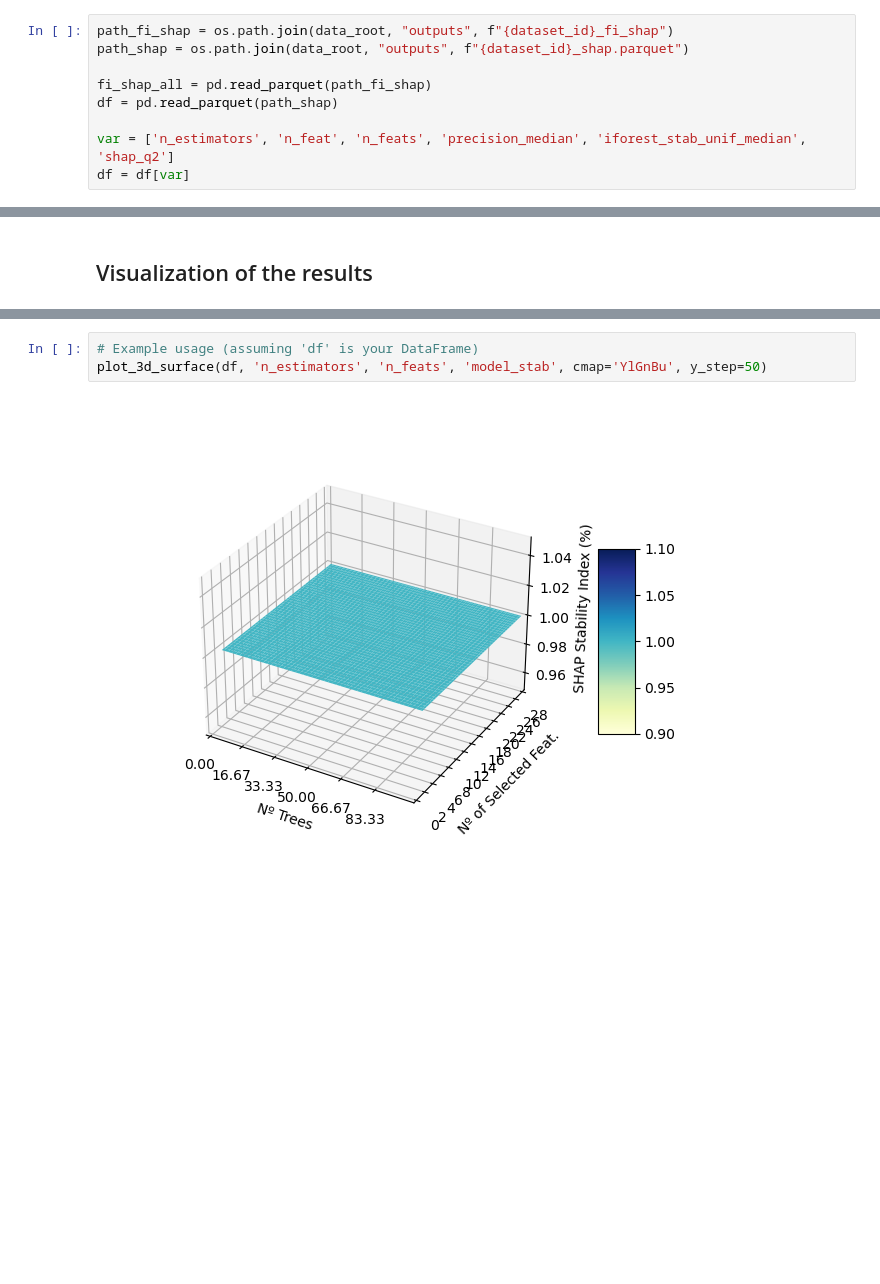
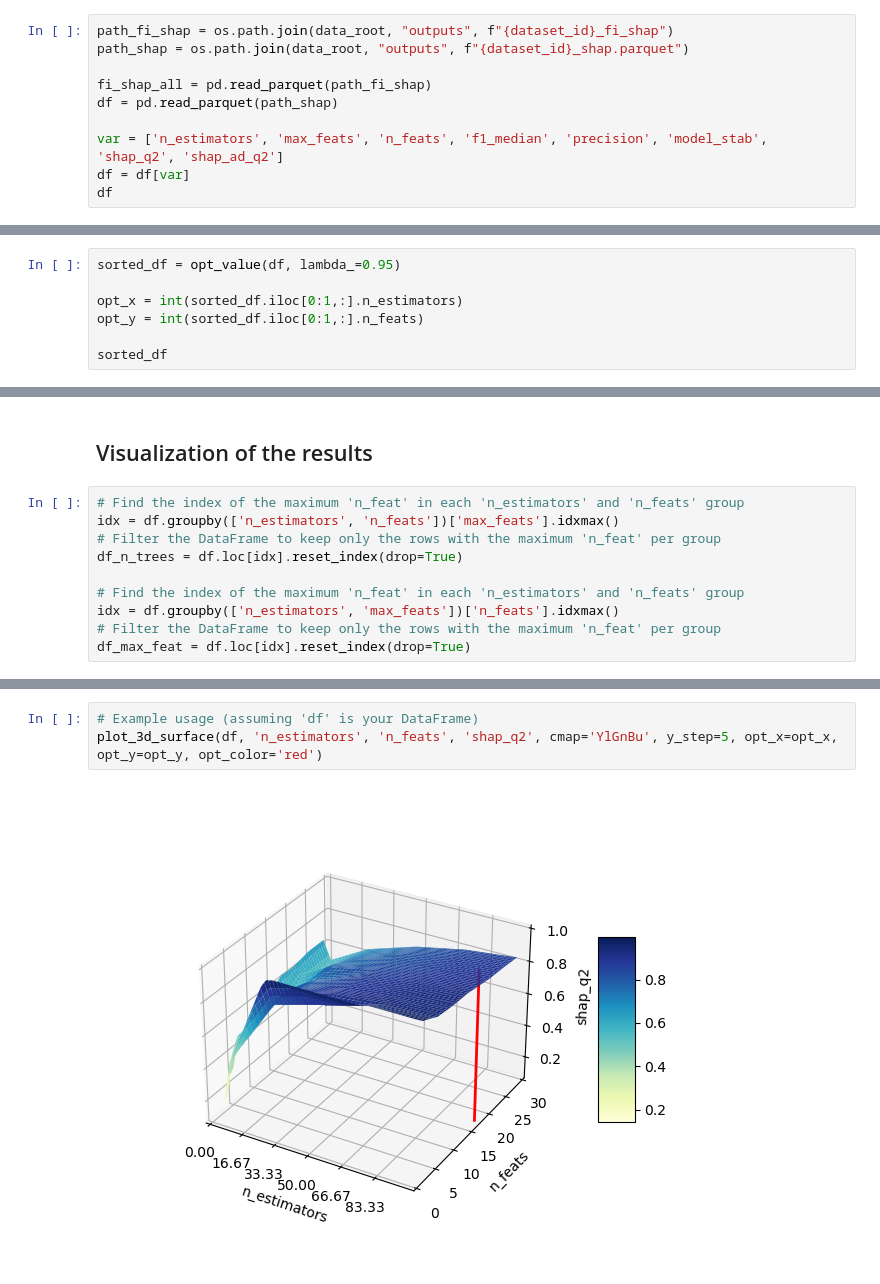
Before and after one commit to edo1691/ad_shap_stability, a Jupyter notebook: notebooks/01_03_02_results.ipynb, the cells around one changed output, grey strips where cells are left out. Saved outputs shown, nothing was run; the diff lists cells and outputs as text; blank space fills up the shorter version.

```diff
--- a/notebooks/01_03_02_results.ipynb
+++ b/notebooks/01_03_02_results.ipynb
@@ -92,5 +93,6 @@ path_shap = os.path.join(data_root, "outputs", f"{dataset_id}_shap.parquet")
 fi_shap_all = pd.read_parquet(path_fi_shap)
 df = pd.read_parquet(path_shap)
 
-var = ['n_estimators', 'n_feat', 'n_feats', 'precision_median', 'iforest_stab_unif_median', 'shap_q2']
+var = ['n_estimators', 'max_feats', 'n_feats', 'f1_median', 'precision', 'model_stab', 'shap_q2', 'shap_ad_q2']
 df = df[var]
+df
@@ -108,0 +131,7 @@ df = df_n_trees.copy()
+# %%
+sorted_df = opt_value(df, lambda_=0.95)
+
+opt_x = int(sorted_df.iloc[0:1,:].n_estimators)
+opt_y = int(sorted_df.iloc[0:1,:].n_feats)
+
+sorted_df
@@ -109,2 +152,12 @@ df = df_n_trees.copy()
 # %% [markdown]
 ## Visualization of the results
+# %%
+# Find the index of the maximum 'n_feat' in each 'n_estimators' and 'n_feats' group
+idx = df.groupby(['n_estimators', 'n_feats'])['max_feats'].idxmax()
+# Filter the DataFrame to keep only the rows with the maximum 'n_feat' per group
+df_n_trees = df.loc[idx].reset_index(drop=True)
+
+# Find the index of the maximum 'n_feat' in each 'n_estimators' and 'n_feats' group
+idx = df.groupby(['n_estimators', 'max_feats'])['n_feats'].idxmax()
+# Filter the DataFrame to keep only the rows with the maximum 'n_feat' per group
+df_max_feat = df.loc[idx].reset_index(drop=True)
@@ -121,5 +171,5 @@ plot_3d_surface(df, 'n_estimators', 'n_feats', 'shap_q2', cmap='YlGnBu', y_step=
 # %%
 # Example usage (assuming 'df' is your DataFrame)
-plot_3d_surface(df, 'n_estimators', 'n_feats', 'model_stab', cmap='YlGnBu', y_step=50)
+plot_3d_surface(df, 'n_estimators', 'n_feats', 'shap_q2', cmap='YlGnBu', y_step=5, opt_x=opt_x, opt_y=opt_y, opt_color='red')
 # %% [output]
-[figure, old version]
+[figure, new version]
```
Also changed, not shown: parts of 12 cells of this notebook, 6 other files.
